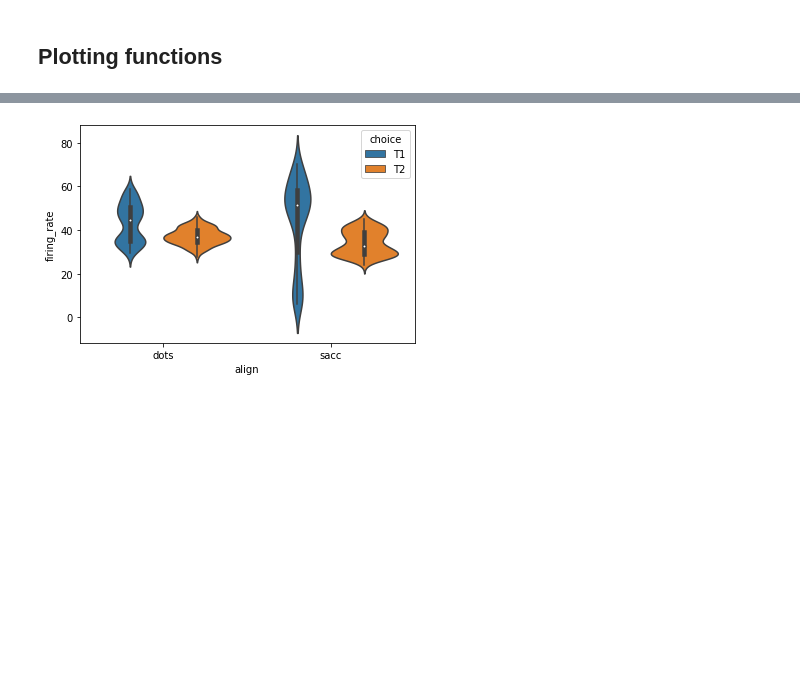
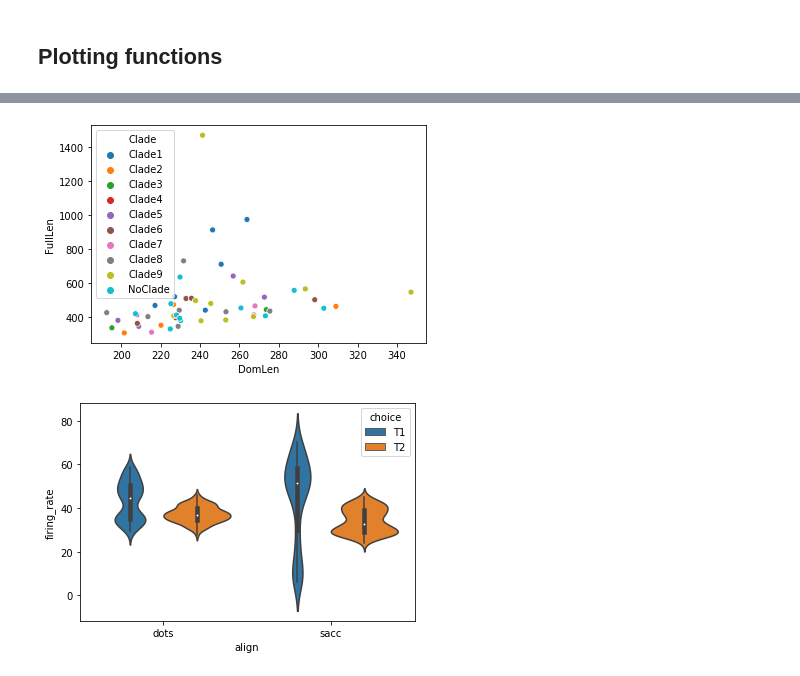
Before and after one commit to rhilt13/scripts, a Jupyter notebook: python_plots_collection.ipynb, the cells around one changed output, grey strips where cells are left out. Cells and saved outputs as stored; diff of their text form; code cells hidden in the pictures; blank space fills up the shorter version.

```diff
--- a/python_plots_collection.ipynb
+++ b/python_plots_collection.ipynb
@@ -105,0 +137,2 @@ df4
+# %%
+df1=df.groupby(['Clade','Family']).mean().reset_index()
@@ -108,3 +169,8 @@ df4
+# %%
+# # Scatter plot
+sns_plot=sns.scatterplot(x="DomLen",y="FullLen",data=df1, hue="Clade")
+# %% [output]
+[figure, added]
 # %%
 # # Violin plot with separated groups
 sns_plot=sns.violinplot(x="align",y="firing_rate",hue="choice",data=df2,dtype = 'float')
```
Also changed, not shown: parts of 7 cells of this notebook, 6 other files.
